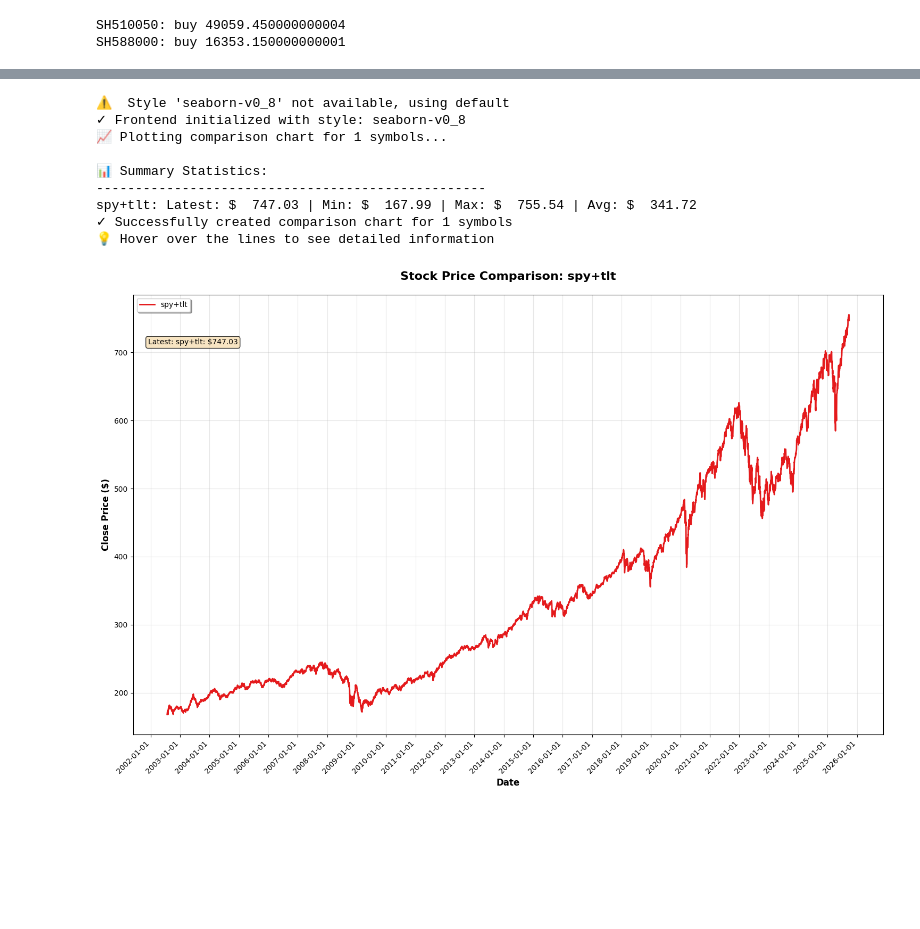
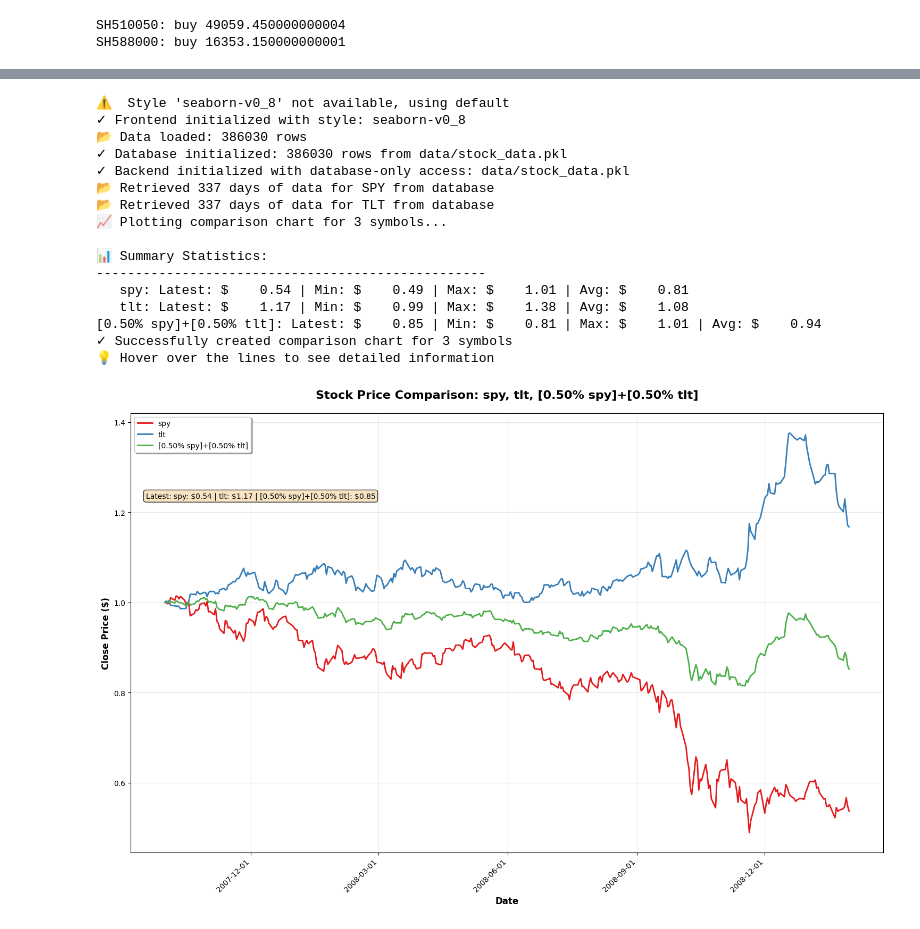
Before and after one commit to farrellsc/StockAnalysis, a Jupyter notebook: playground.ipynb, the cells around one changed output, grey strips where cells are left out. Saved outputs shown, nothing was run; the diff lists cells and outputs as text; code cells hidden in the pictures; blank space fills up the shorter version.

```diff
--- a/playground.ipynb
+++ b/playground.ipynb
@@ -324,15 +284,22 @@ new_df
 # %%
-new_df = DataFrame(spy['Close'] + tlt['Close'])
-new_df['symbol'] = 'spy+tlt'
-dfs = plot_prices_simple([new_df], symbols=['spy+tlt'], start_date='2000-01-01', end_date='2025-12-31', normalize=False)
+START_DATE='2007-10-01'
+END_DATE='2009-02-01'
+dfs = plot_prices_projected(symbols=['spy', 'tlt'], percents=[0.5, 0.5], start_date=START_DATE, end_date=END_DATE)
 # %% [output]
 ⚠️  Style 'seaborn-v0_8' not available, using default
 ✓ Frontend initialized with style: seaborn-v0_8
-📈 Plotting comparison chart for 1 symbols...
+📂 Data loaded: 386030 rows
+✓ Database initialized: 386030 rows from data/stock_data.pkl
+✓ Backend initialized with database-only access: data/stock_data.pkl
+📂 Retrieved 337 days of data for SPY from database
+📂 Retrieved 337 days of data for TLT from database
+📈 Plotting comparison chart for 3 symbols...
 
 📊 Summary Statistics:
 --------------------------------------------------
-spy+tlt: Latest: $  747.03 | Min: $  167.99 | Max: $  755.54 | Avg: $  341.72
-✓ Successfully created comparison chart for 1 symbols
+   spy: Latest: $    0.54 | Min: $    0.49 | Max: $    1.01 | Avg: $    0.81
+   tlt: Latest: $    1.17 | Min: $    0.99 | Max: $    1.38 | Avg: $    1.08
+[0.50% spy]+[0.50% tlt]: Latest: $    0.85 | Min: $    0.81 | Max: $    1.01 | Avg: $    0.94
+✓ Successfully created comparison chart for 3 symbols
 💡 Hover over the lines to see detailed information
-[figure, old version]
+[figure, new version]
```
Also changed, not shown: parts of 9 cells of this notebook, 2 other files.
